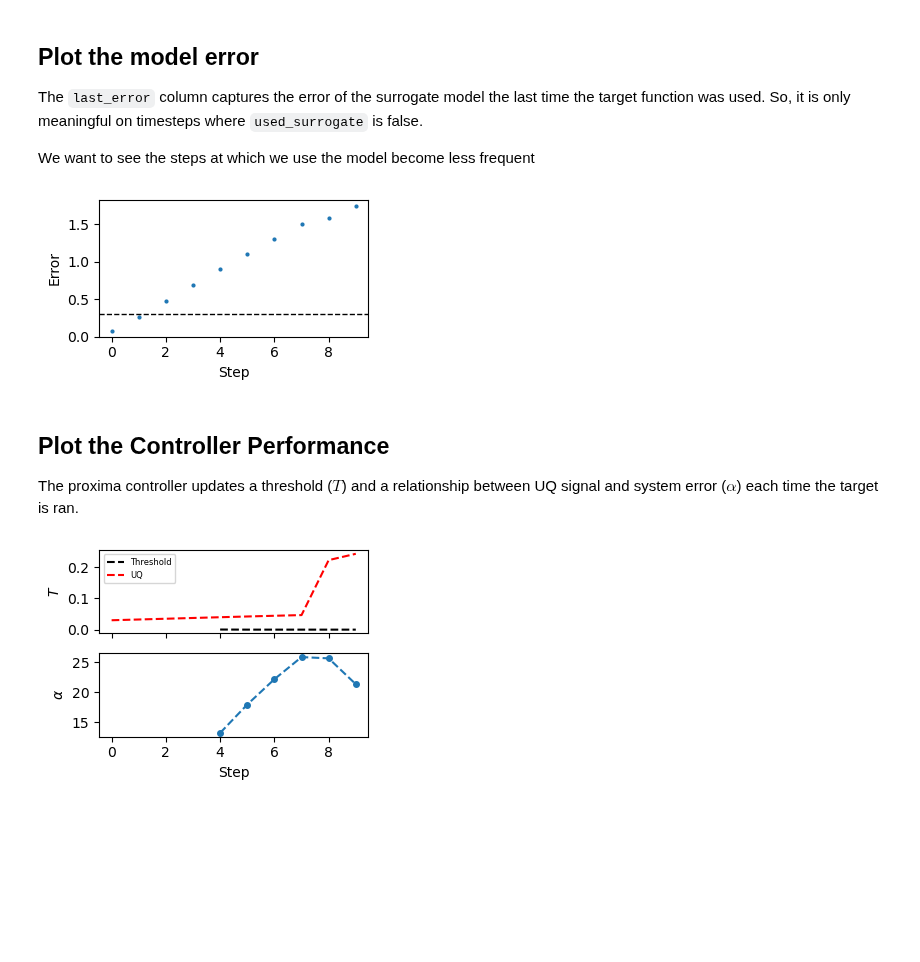
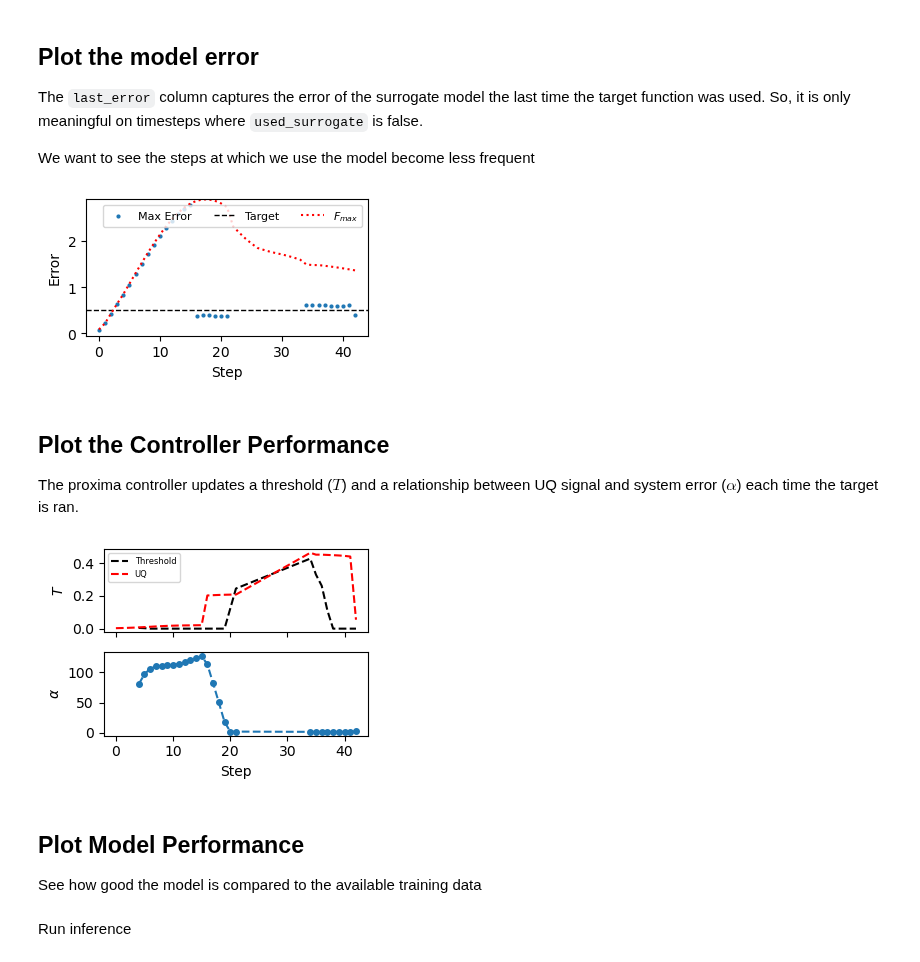
Before and after one commit to globus-labs/cascade, a Jupyter notebook: 2_proxima/1_evaluate-performance.ipynb, the cells around one changed output. Drawn from its saved outputs; the diff is of its cells as text; code cells hidden in the pictures; blank space fills up the shorter version.

```diff
--- a/2_proxima/1_evaluate-performance.ipynb
+++ b/2_proxima/1_evaluate-performance.ipynb
@@ -12,7 +16,7 @@ import json
 # %% [markdown]
 Configuration
 # %%
-run_dir: str = './runs/si-vacancy-2x2x2-blyp-temp=800.0-method=blyp-d54148b7/'
+run_dir = 'runs/si-vacancy-2x2x2-blyp-temp=800.0-method=blyp-f4051b39/'
 # %%
 run_dir = Path(run_dir)
 params = json.loads((run_dir / 'params.json').read_text())
@@ -59,16 +63,20 @@ target_ran = data.query('not used_surrogate')
 # %%
 fig, ax = plt.subplots(figsize=(3.5, 2.1))
 
-ax.scatter(target_ran.index, target_ran['last_error'], s=4)
+ax.scatter(target_ran.index, target_ran['last_error'], s=4, label='Max Error')
 ax.set_xlim(ax.get_xlim())
-ax.plot(ax.get_xlim(), [params['target_error']]*2, 'k--', lw=1)
+ax.plot(ax.get_xlim(), [params['target_error']]*2, 'k--', lw=1, label='Target')
+ax.set_ylim(ax.get_ylim())
+
+ax.plot(data.index, data['maximum_force'], ':r', label='$F_{max}$')
 
 ax.set_xlabel('Step')
 ax.set_ylabel('Error')
+ax.legend(fontsize=8, ncols=3)
 
 fig.tight_layout()
 # %% [output]
-[figure, old version]
+[figure, new version]
 # %% [markdown]
 ## Plot the Controller Performance
 The proxima controller updates a threshold ($T$) and a relationship between UQ signal and system error ($\alpha$) each time the target is ran.
@@ -90,4 +98,7 @@ ax.set_xlabel('Step')
 
 fig.tight_layout()
 # %% [output]
-[figure, old version]
+[figure, new version]
+# %% [markdown]
+## Plot Model Performance
+See how good the model is compared to the available training data
@@ -93,0 +112,2 @@ fig.tight_layout()
+# %% [markdown]
+Run inference
```
Also changed, not shown: parts of 16 cells of this notebook, 1 other file.
